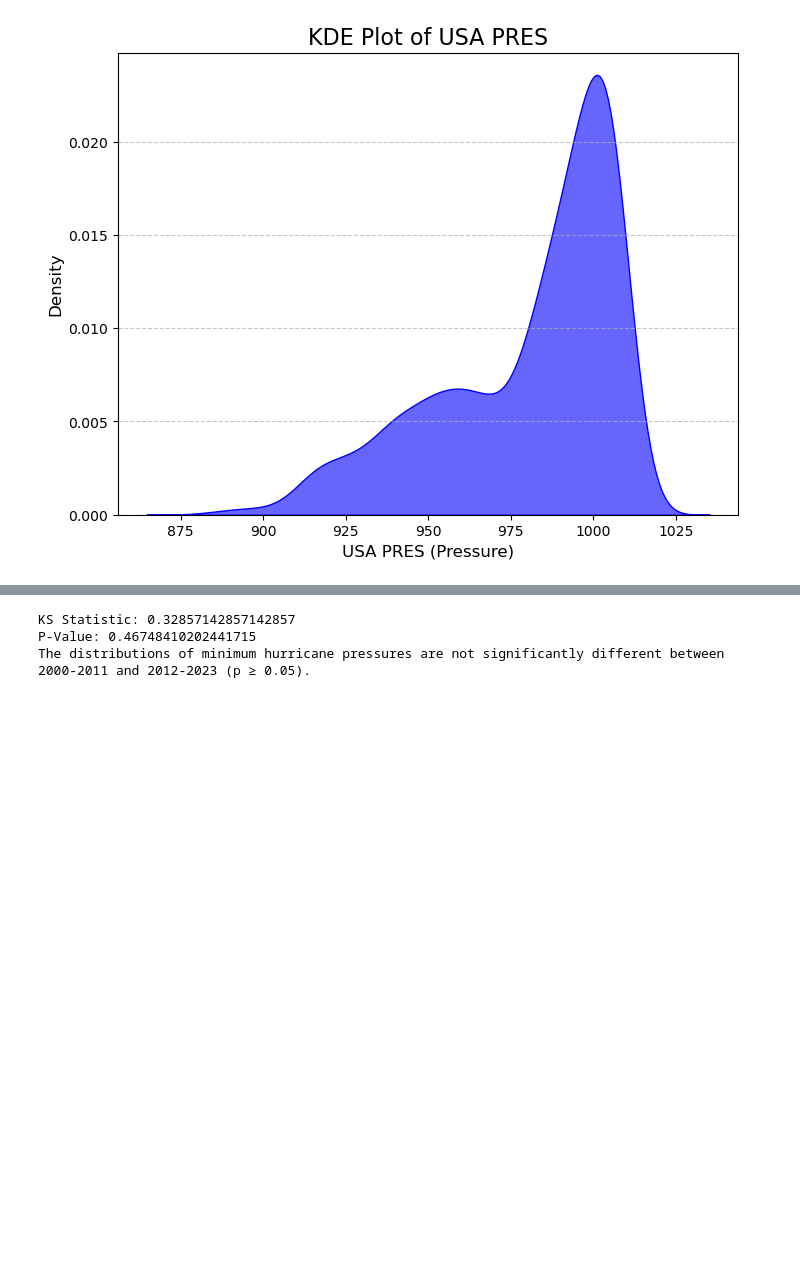
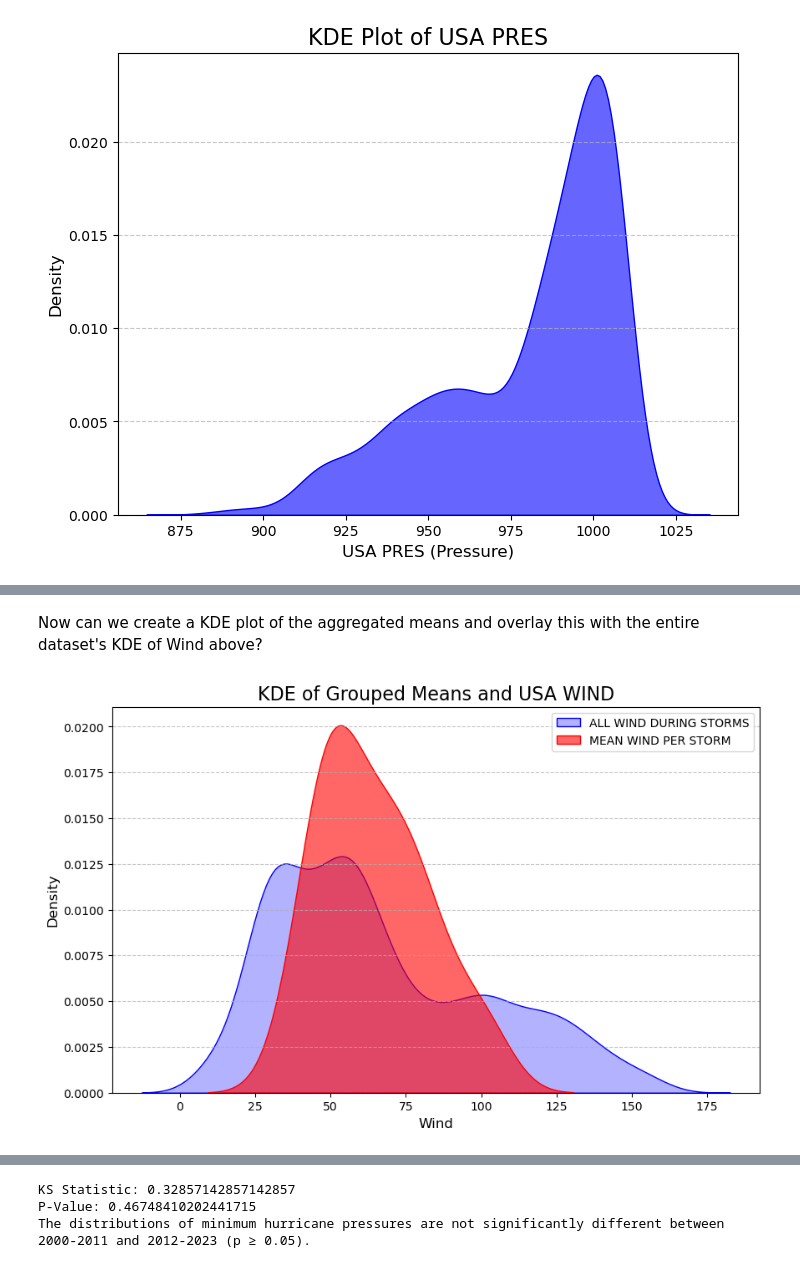
Before and after one commit to Jef-H/geo557_flooding, a Jupyter notebook: Trop_Trends_Stats.ipynb, the cells around one changed output, grey strips where cells are left out. Cells and saved outputs as stored; diff of their text form; code cells hidden in the pictures; blank space fills up the shorter version.

```diff
--- a/Trop_Trends_Stats.ipynb
+++ b/Trop_Trends_Stats.ipynb
@@ -115,0 +182,26 @@ plt.show()
+# %% [markdown]
+Now can we create a KDE plot of the aggregated means and overlay this with the entire dataset's KDE of Wind above?
+# %%
+# Group by 'Name' and calculate mean for each group
+grouped = df.groupby('Name')['USA WIND'].agg(['mean'])
+
+# Group by 'Name' and calculate mean for each group
+grouped = df.groupby('Name')['USA WIND'].agg(['mean'])
+
+# Plotting KDE of means and KDE for 'USA WIND' on one plot
+plt.figure(figsize=(10, 6))
+
+# KDE for 'USA WIND' in the background
+sns.kdeplot(data=df, x="USA WIND", fill=True, color="blue", alpha=0.3, label='ALL WIND DURING STORMS')
+
+# KDE of grouped means in the foreground
+sns.kdeplot(grouped['mean'], fill=True, color="red", alpha=0.6, label='MEAN WIND PER STORM')
+
+plt.title('KDE of Grouped Means and USA WIND', fontsize=16)
+plt.xlabel('Wind', fontsize=12)
+plt.ylabel('Density', fontsize=12)
+plt.legend()
+plt.grid(axis='y', linestyle='--', alpha=0.7)
+plt.show()
+# %% [output]
+[figure, added]
```
Also changed, not shown: parts of 49 cells of this notebook, 1 other file.
